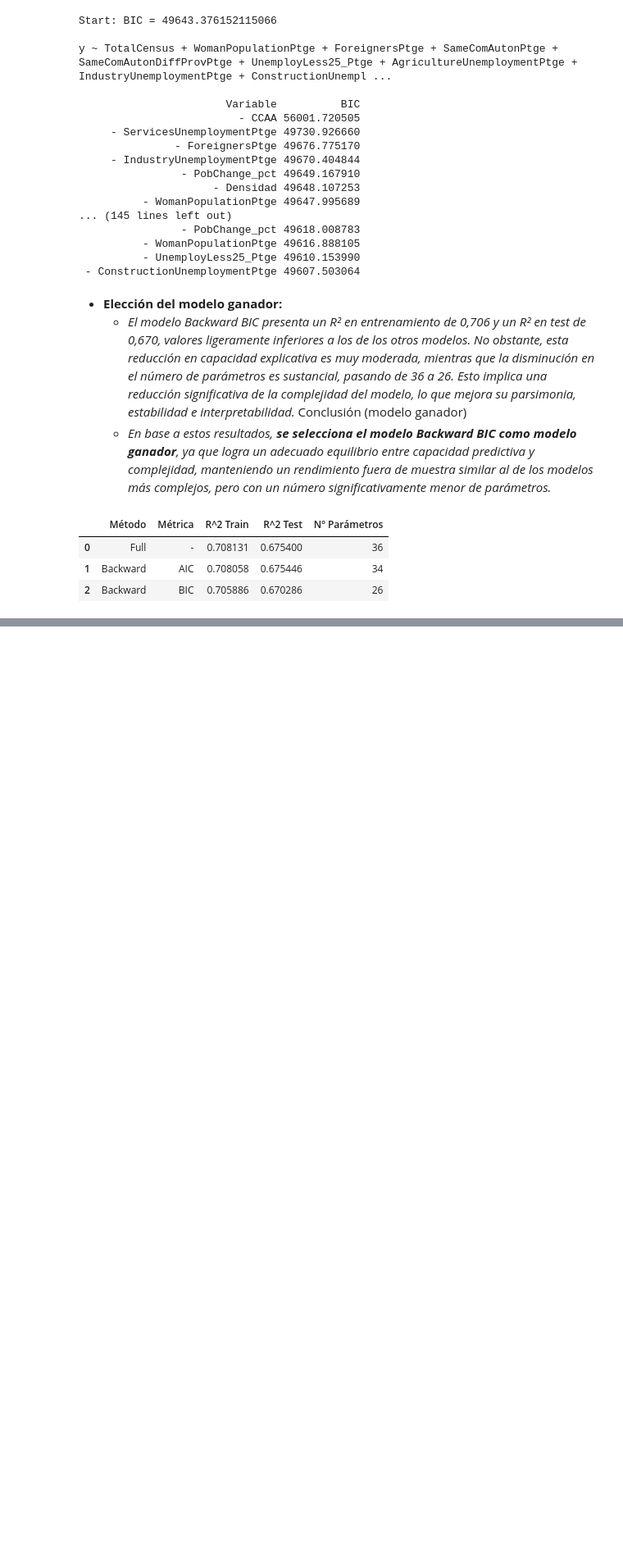
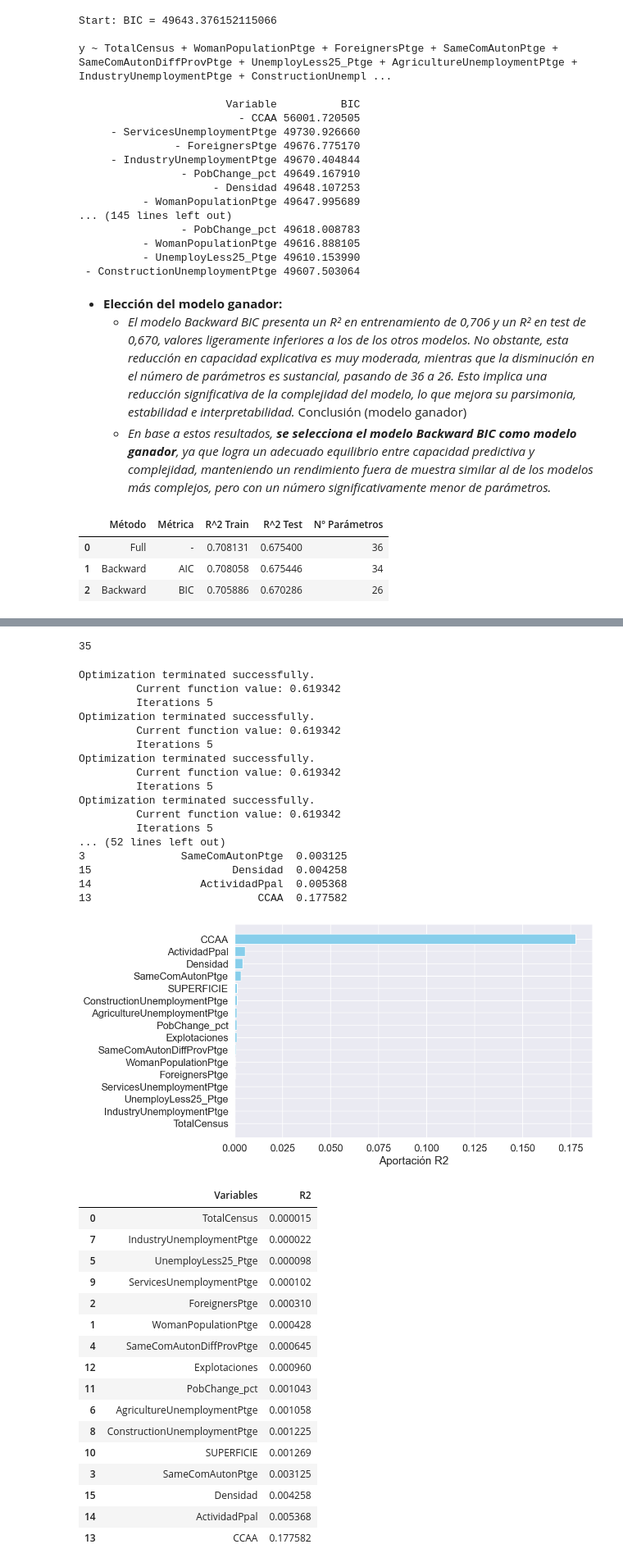
Before and after one commit to LeanderHS/Regresiones, a Jupyter notebook: Mineria_regresions01.ipynb, the cells around one changed output, grey strips where cells are left out. Shown at 82% size. Saved outputs shown, nothing was run; the diff lists cells and outputs as text; code cells hidden in the pictures; blank space fills up the shorter version.

```diff
--- a/Mineria_regresions01.ipynb
+++ b/Mineria_regresions01.ipynb
@@ -543,0 +579,3 @@ tabla_resultados
+# %%
+# Build full linear model with all variables
+modelo_inicial = glm(y_train2, x_train2, cont_cols, cat_cols)
@@ -543,0 +626,44 @@ tabla_resultados
+# %%
+# Calculamos el número de parámetros utilizados en el modelo.
+len(modelo_inicial['Modelo'].coef_[0])
+# %% [output]
+35
+# %%
+# Importancia de las variables
+impVariablesLog(modelo_inicial, y_train2, x_train2, cont_cols, cat_cols)
+# %% [output]
+Optimization terminated successfully.
+         Current function value: 0.619342
+         Iterations 5
+Optimization terminated successfully.
+         Current function value: 0.619342
+         Iterations 5
+Optimization terminated successfully.
+         Current function value: 0.619342
+         Iterations 5
+Optimization terminated successfully.
+         Current function value: 0.619342
+         Iterations 5
+... (52 lines left out)
+3               SameComAutonPtge  0.003125
+15                      Densidad  0.004258
+14                 ActividadPpal  0.005368
+13                          CCAA  0.177582
+[figure, added]
+|  | Variables | R2 |
+| 0 | TotalCensus | 0.000015 |
+| 7 | IndustryUnemploymentPtge | 0.000022 |
+| 5 | UnemployLess25_Ptge | 0.000098 |
+| 9 | ServicesUnemploymentPtge | 0.000102 |
+| 2 | ForeignersPtge | 0.000310 |
+| 1 | WomanPopulationPtge | 0.000428 |
+| 4 | SameComAutonDiffProvPtge | 0.000645 |
+| 12 | Explotaciones | 0.000960 |
+| 11 | PobChange_pct | 0.001043 |
+| 6 | AgricultureUnemploymentPtge | 0.001058 |
+| 8 | ConstructionUnemploymentPtge | 0.001225 |
+| 10 | SUPERFICIE | 0.001269 |
+| 3 | SameComAutonPtge | 0.003125 |
+| 15 | Densidad | 0.004258 |
+| 14 | ActividadPpal | 0.005368 |
+| 13 | CCAA | 0.177582 |
```
Also changed, not shown: parts of 22 cells of this notebook, 1 other file.
